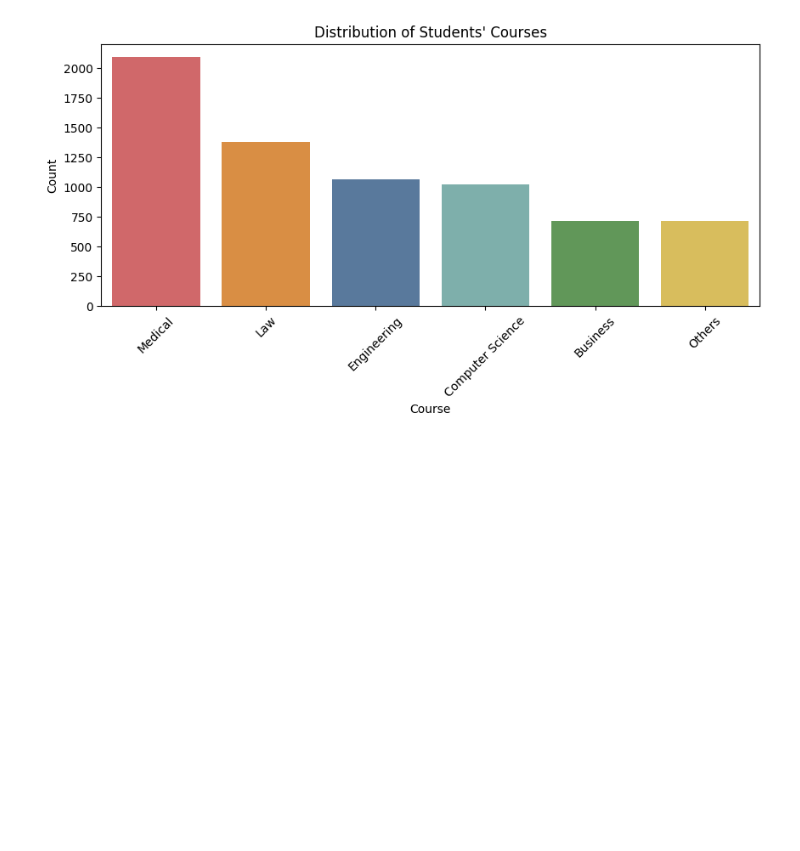
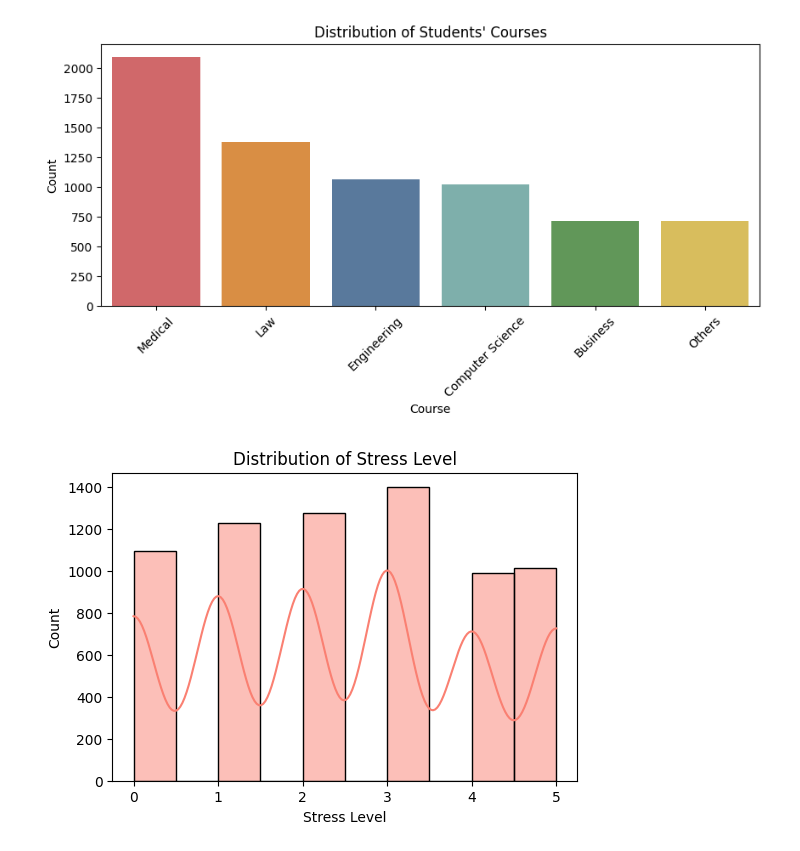
Before and after one commit to Emilianaalia/capstone-project-hacktiv8, a Jupyter notebook: capstone-notebook.ipynb, the cells around one changed output. Cells and saved outputs as stored; diff of their text form; code cells hidden in the pictures; blank space fills up the shorter version.

```diff
--- a/capstone-notebook.ipynb
+++ b/capstone-notebook.ipynb
@@ -171,3 +171,12 @@ plt.ylabel('Count')
 plt.show()
 # %% [output]
 [figure]
+# %%
+plt.figure(figsize=(6,4))
+sns.histplot(data['Stress_Level'], bins=10, kde=True, color='salmon')
+plt.title('Distribution of Stress Level')
+plt.xlabel('Stress Level')
+plt.ylabel('Count')
+plt.show()
+# %% [output]
+[figure, added]
```
